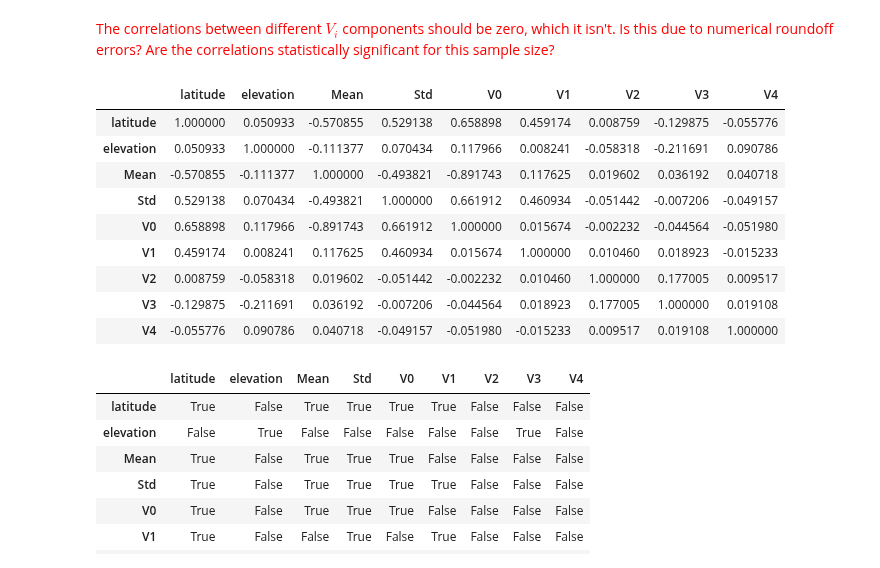
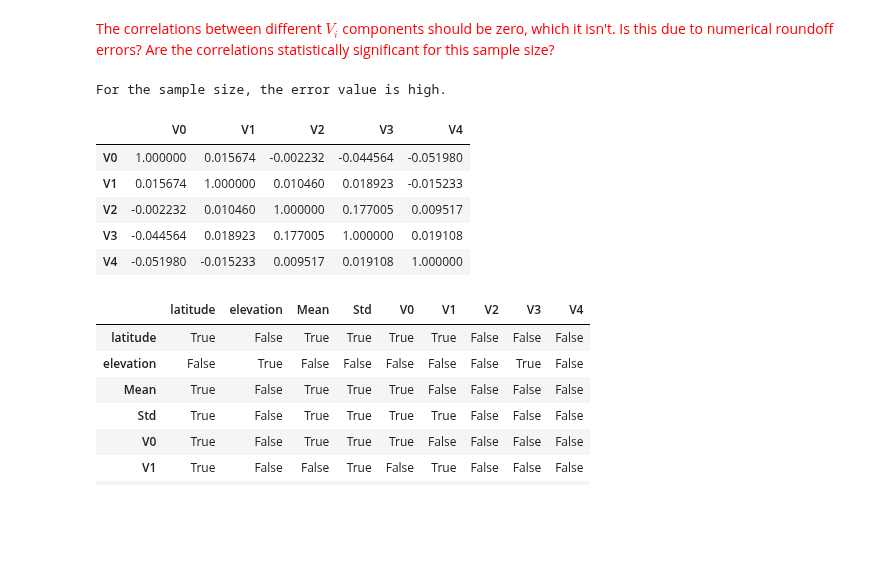
Before and after one commit to snazrul1/ssnazrul, a Jupyter notebook: DSE200/day_3_models_and_learning/02_Weather Analysis.V2.ipynb, the cells around one changed output. Cells and saved outputs as stored; diff of their text form; code cells hidden in the pictures; blank space fills up the shorter version.

```diff
--- a/DSE200/day_3_models_and_learning/02_Weather Analysis.V2.ipynb
+++ b/DSE200/day_3_models_and_learning/02_Weather Analysis.V2.ipynb
@@ -388,18 +388,17 @@ Djoined[['latitude','elevation','Mean','Std','V0','V1','V2','V3','V4']].cov()
 <span style="color:red"> The correlations between different $V_i$ components should be zero, which it isn't.
 Is this due to numerical roundoff errors? Are the correlations statistically significant for this sample size? </span>
 # %%
-Djoined[['latitude','elevation','Mean','Std','V0','V1','V2','V3','V4']].corr()
+corr=Djoined[['latitude','elevation','Mean','Std','V0','V1','V2','V3','V4']].corr()
+print '\nFor the sample size, the error value is high.\n'
+corr.ix[4:,4:]
 # %% [output]
+For the sample size, the error value is high.
-|  | latitude | elevation | Mean | Std | V0 | V1 | V2 | V3 | V4 |
-| latitude | 1.000000 | 0.050933 | -0.570855 | 0.529138 | 0.658898 | 0.459174 | 0.008759 | -0.129875 | -0.055776 |
-| elevation | 0.050933 | 1.000000 | -0.111377 | 0.070434 | 0.117966 | 0.008241 | -0.058318 | -0.211691 | 0.090786 |
-| Mean | -0.570855 | -0.111377 | 1.000000 | -0.493821 | -0.891743 | 0.117625 | 0.019602 | 0.036192 | 0.040718 |
-| Std | 0.529138 | 0.070434 | -0.493821 | 1.000000 | 0.661912 | 0.460934 | -0.051442 | -0.007206 | -0.049157 |
-| V0 | 0.658898 | 0.117966 | -0.891743 | 0.661912 | 1.000000 | 0.015674 | -0.002232 | -0.044564 | -0.051980 |
-| V1 | 0.459174 | 0.008241 | 0.117625 | 0.460934 | 0.015674 | 1.000000 | 0.010460 | 0.018923 | -0.015233 |
-| V2 | 0.008759 | -0.058318 | 0.019602 | -0.051442 | -0.002232 | 0.010460 | 1.000000 | 0.177005 | 0.009517 |
-| V3 | -0.129875 | -0.211691 | 0.036192 | -0.007206 | -0.044564 | 0.018923 | 0.177005 | 1.000000 | 0.019108 |
-| V4 | -0.055776 | 0.090786 | 0.040718 | -0.049157 | -0.051980 | -0.015233 | 0.009517 | 0.019108 | 1.000000 |
+|  | V0 | V1 | V2 | V3 | V4 |
+| V0 | 1.000000 | 0.015674 | -0.002232 | -0.044564 | -0.051980 |
+| V1 | 0.015674 | 1.000000 | 0.010460 | 0.018923 | -0.015233 |
+| V2 | -0.002232 | 0.010460 | 1.000000 | 0.177005 | 0.009517 |
+| V3 | -0.044564 | 0.018923 | 0.177005 | 1.000000 | 0.019108 |
+| V4 | -0.051980 | -0.015233 | 0.009517 | 0.019108 | 1.000000 |
 # %%
 # Choosing significance threshold so that none of the correlations between the Vi-s are significant.
 abs(Djoined[['latitude','elevation','Mean','Std','V0','V1','V2','V3','V4']].corr())>0.2
```
Also changed, not shown: parts of 15 cells of this notebook, 3 other files.
